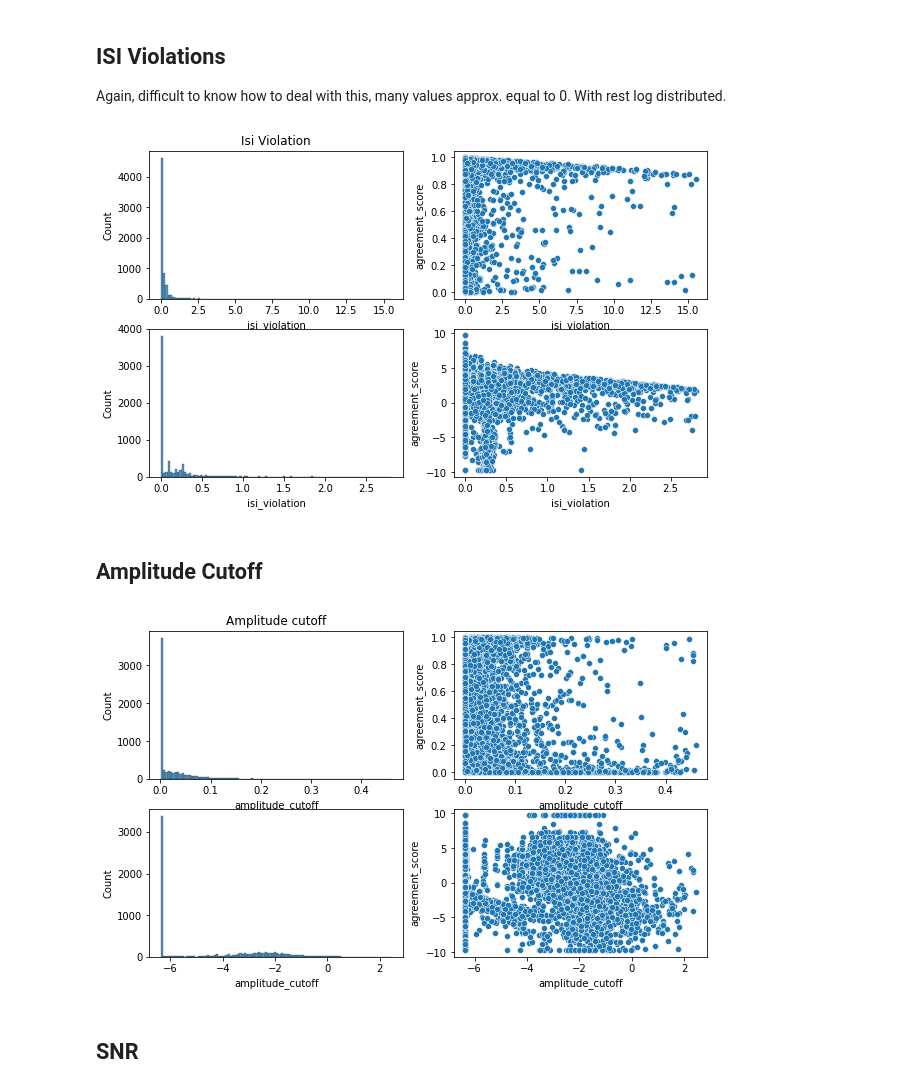
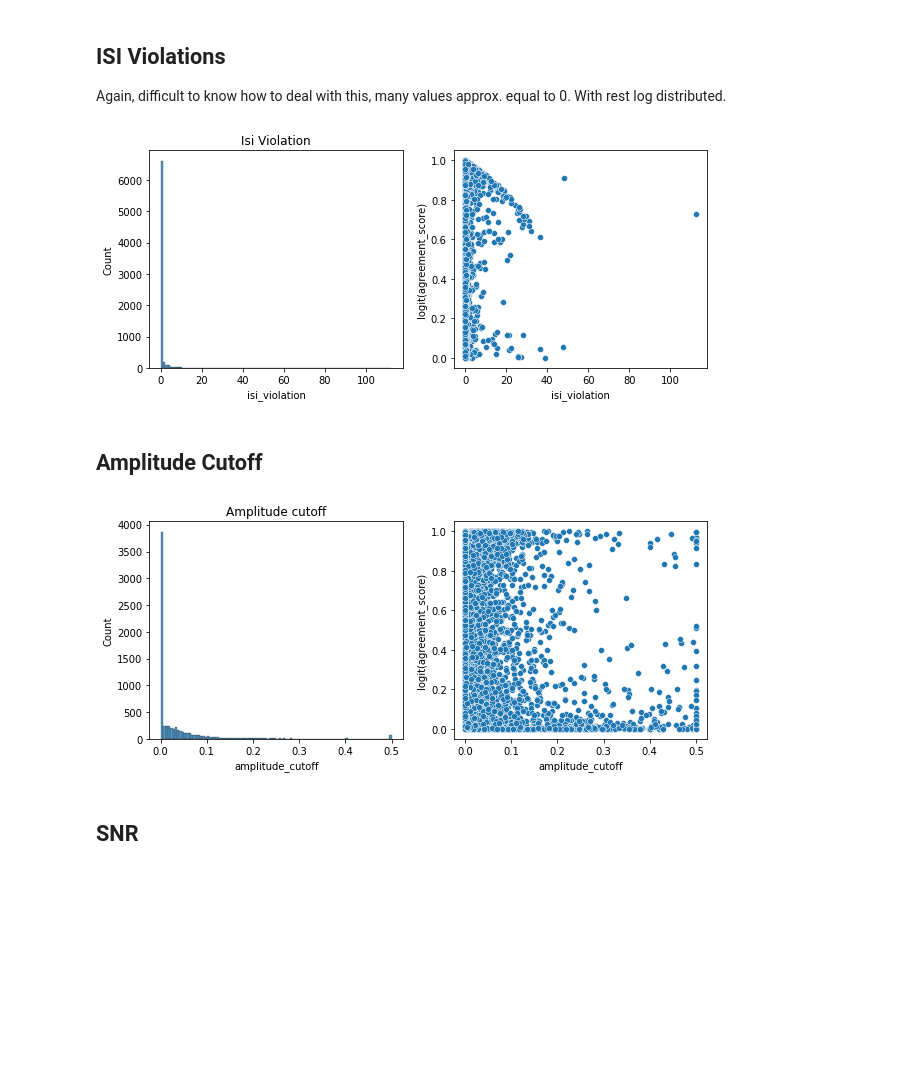
Before and after one commit to michaeljohnclancy/truespikes, a Jupyter notebook: notebooks/transformations.ipynb, the cells around one changed output. Drawn from its saved outputs; the diff is of its cells as text; code cells hidden in the pictures; blank space fills up the shorter version.

```diff
--- a/notebooks/transformations.ipynb
+++ b/notebooks/transformations.ipynb
@@ -26,6 +27,6 @@ train_data, test_data = train_test_split(data,
     shuffle=True, test_size=0.2, stratify=sorter_idx
 )
 
-print(train_data.shape)
-train_data = filter_dataframe_outliers(train_data, n_deviations=5)
-print(train_data.shape)
+# print(train_data.shape)
+# train_data = filter_dataframe_outliers(train_data, n_deviations=5)
+# print(train_data.shape)
@@ -104,15 +110,16 @@ plt.savefig('/home/mclancy/truespikes/notebooks/figures/transformations/presence
 ## ISI Violations
 Again, difficult to know how to deal with this, many values approx. equal to 0. With rest log distributed.
 # %%
-fig, axes = plt.subplots(nrows=2, ncols=2, figsize=(10,6))
-sns.histplot(train_data['isi_violation'], bins=100, ax=axes[0,0])
-sns.scatterplot(x=train_data['isi_violation'], y=train_data['agreement_score'], ax=axes[0,1])
-sns.histplot(transformed_train_data['isi_violation'], bins=100, ax=axes[1,0])
-sns.scatterplot(x=transformed_train_data['isi_violation'], y=transformed_train_data['agreement_score'], ax=axes[1,1])
-axes[0,0].set_title(label='Isi Violation')
+fig, axes = plt.subplots(nrows=1, ncols=2, figsize=(10,4))
+sns.histplot(train_data['isi_violation'], bins=100, ax=axes[0])
+sns.scatterplot(x=train_data['isi_violation'], y=train_data['agreement_score'], ax=axes[1])
+# sns.histplot(transformed_train_data['isi_violation'], bins=100, ax=axes[1,0])
+# sns.scatterplot(x=transformed_train_data['isi_violation'], y=transformed_train_data['agreement_score'], ax=axes[1,1])
+axes[0].set_title(label='Isi Violation')
+axes[1].set_ylabel('logit(agreement_score)')
 plt.savefig('/home/mclancy/truespikes/notebooks/figures/transformations/isi_violation_transformation_comparison.pdf')
 # %% [output]
-[figure, old version]
+[figure, new version]
 # %%
 # isi_violation_rbf_1 = rbf(train_data[METRIC_NAMES[2]], -11.7, 1)
 # isi_violation_rbf_2 = rbf(train_data[METRIC_NAMES[2]], -1.8, 1)
@@ -121,15 +128,16 @@ plt.savefig('/home/mclancy/truespikes/notebooks/figures/transformations/isi_viol
 # %% [markdown]
 ## Amplitude Cutoff
 # %%
-fig, axes = plt.subplots(nrows=2, ncols=2, figsize=(10,6))
-sns.histplot(train_data['amplitude_cutoff'], bins=100, ax=axes[0,0])
-sns.scatterplot(x=train_data['amplitude_cutoff'], y=train_data['agreement_score'], ax=axes[0,1])
-sns.histplot(transformed_train_data['amplitude_cutoff'], bins=100, ax=axes[1,0])
-sns.scatterplot(x=transformed_train_data['amplitude_cutoff'], y=transformed_train_data['agreement_score'], ax=axes[1,1])
-axes[0,0].set_title(label='Amplitude cutoff')
+fig, axes = plt.subplots(nrows=1, ncols=2, figsize=(10,4))
+sns.histplot(train_data['amplitude_cutoff'], bins=100, ax=axes[0])
+sns.scatterplot(x=train_data['amplitude_cutoff'], y=train_data['agreement_score'], ax=axes[1])
+# sns.histplot(transformed_train_data['amplitude_cutoff'], bins=100, ax=axes[1,0])
+# sns.scatterplot(x=transformed_train_data['amplitude_cutoff'], y=transformed_train_data['agreement_score'], ax=axes[1,1])
+axes[0].set_title(label='Amplitude cutoff')
+axes[1].set_ylabel('logit(agreement_score)')
 plt.savefig('/home/mclancy/truespikes/notebooks/figures/transformations/amplitude_cutoff_transformation_comparison.pdf')
 # %% [output]
-[figure, old version]
+[figure, new version]
 # %% [markdown]
 ## SNR
 # %%
```
Also changed, not shown: parts of 16 cells of this notebook, 15 other files.
